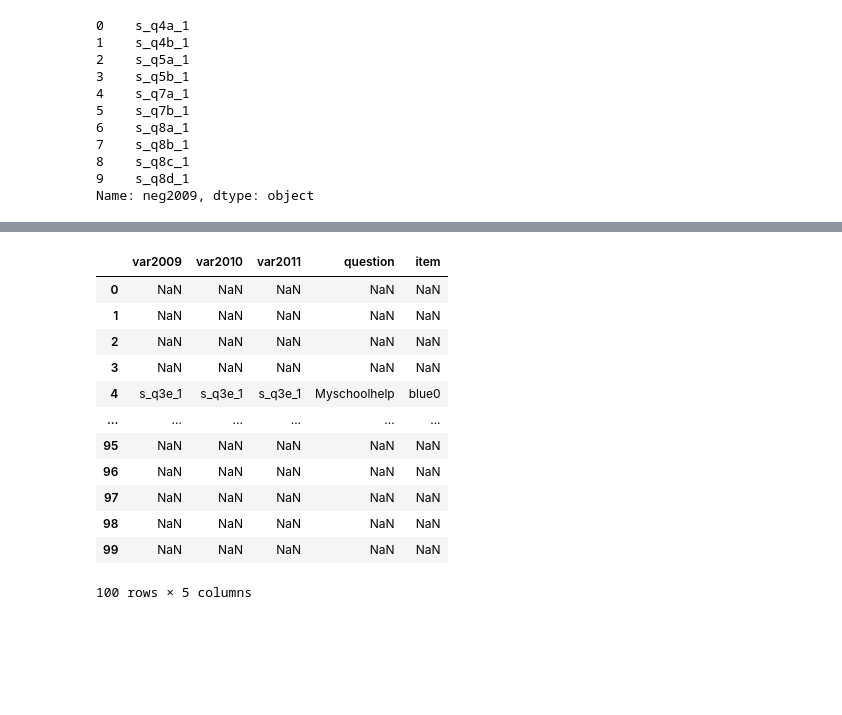
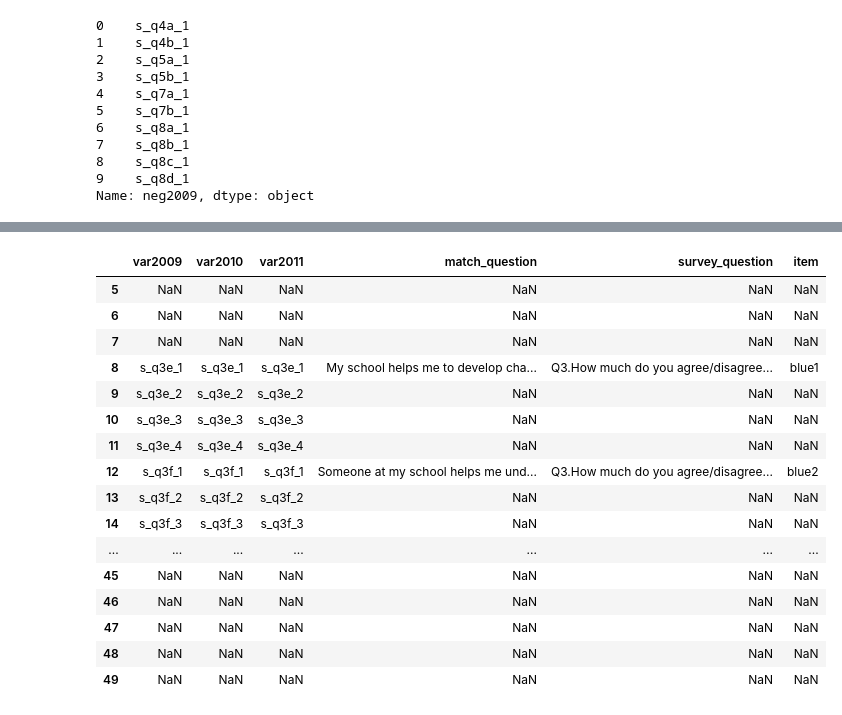
Before and after one commit to angsu/NYC-Survey-Scoring, a Jupyter notebook: score09_11.ipynb, the cells around one changed output, grey strips where cells are left out. Drawn from its saved outputs; the diff is of its cells as text; code cells hidden in the pictures; blank space fills up the shorter version.

```diff
--- a/score09_11.ipynb
+++ b/score09_11.ipynb
@@ -228,19 +217,23 @@ nvaryellow['question'] = nvaryellow['question'].str.replace(' ','').str.extract(
-# %%
-nvarblue
-# %% [output]
-|  | var2009 | var2010 | var2011 | question | item |
-| 0 | NaN | NaN | NaN | NaN | NaN |
-| 1 | NaN | NaN | NaN | NaN | NaN |
-| 2 | NaN | NaN | NaN | NaN | NaN |
-| 3 | NaN | NaN | NaN | NaN | NaN |
-| 4 | s_q3e_1 | s_q3e_1 | s_q3e_1 | Myschoolhelp | blue0 |
-| ... | ... | ... | ... | ... | ... |
-| 95 | NaN | NaN | NaN | NaN | NaN |
-| 96 | NaN | NaN | NaN | NaN | NaN |
-| 97 | NaN | NaN | NaN | NaN | NaN |
-| 98 | NaN | NaN | NaN | NaN | NaN |
-| 99 | NaN | NaN | NaN | NaN | NaN |
-100 rows × 5 columns
+# %%
+nvarblue.iloc[5:50]
+# %% [output]
+|  | var2009 | var2010 | var2011 | match_question | survey_question | item |
+| 5 | NaN | NaN | NaN | NaN | NaN | NaN |
+| 6 | NaN | NaN | NaN | NaN | NaN | NaN |
+| 7 | NaN | NaN | NaN | NaN | NaN | NaN |
+| 8 | s_q3e_1 | s_q3e_1 | s_q3e_1 | My school helps me to develop cha... | Q3.How much do you agree/disagree... | blue1 |
+| 9 | s_q3e_2 | s_q3e_2 | s_q3e_2 | NaN | NaN | NaN |
+| 10 | s_q3e_3 | s_q3e_3 | s_q3e_3 | NaN | NaN | NaN |
+| 11 | s_q3e_4 | s_q3e_4 | s_q3e_4 | NaN | NaN | NaN |
+| 12 | s_q3f_1 | s_q3f_1 | s_q3f_1 | Someone at my school helps me und... | Q3.How much do you agree/disagree... | blue2 |
+| 13 | s_q3f_2 | s_q3f_2 | s_q3f_2 | NaN | NaN | NaN |
+| 14 | s_q3f_3 | s_q3f_3 | s_q3f_3 | NaN | NaN | NaN |
+| ... | ... | ... | ... | ... | ... | ... |
+| 45 | NaN | NaN | NaN | NaN | NaN | NaN |
+| 46 | NaN | NaN | NaN | NaN | NaN | NaN |
+| 47 | NaN | NaN | NaN | NaN | NaN | NaN |
+| 48 | NaN | NaN | NaN | NaN | NaN | NaN |
+| 49 | NaN | NaN | NaN | NaN | NaN | NaN |
 # %%
 #merge to get included questions only
 
```
Also changed, not shown: parts of 13 cells of this notebook, 8 other files.
